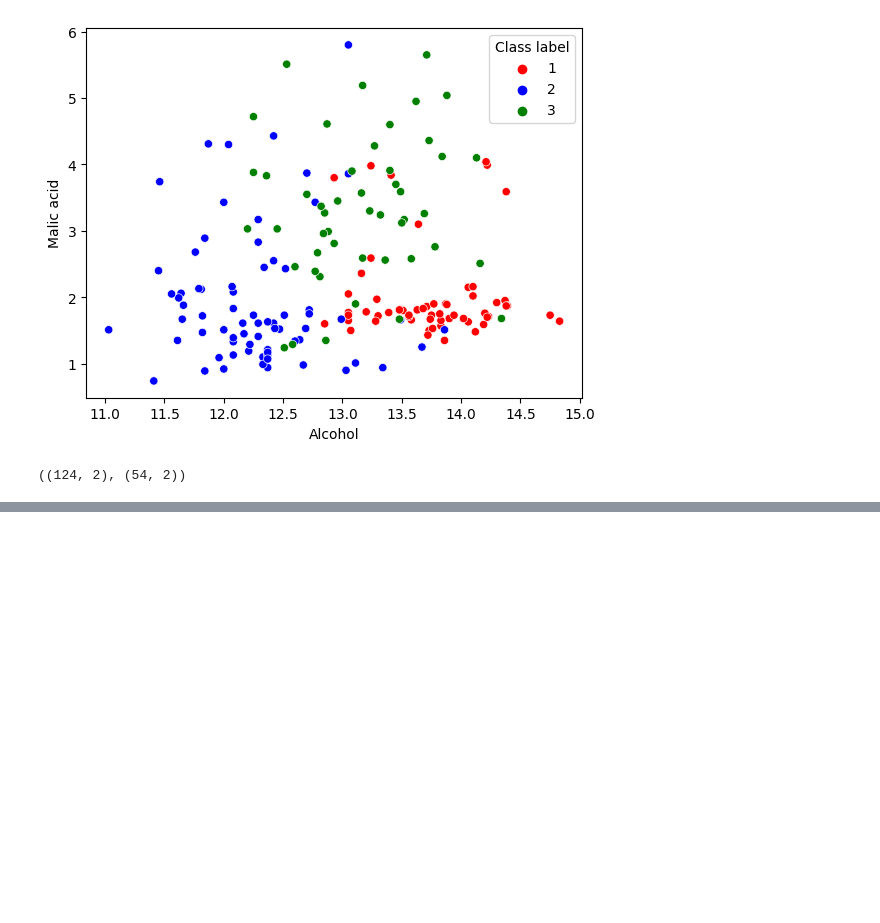
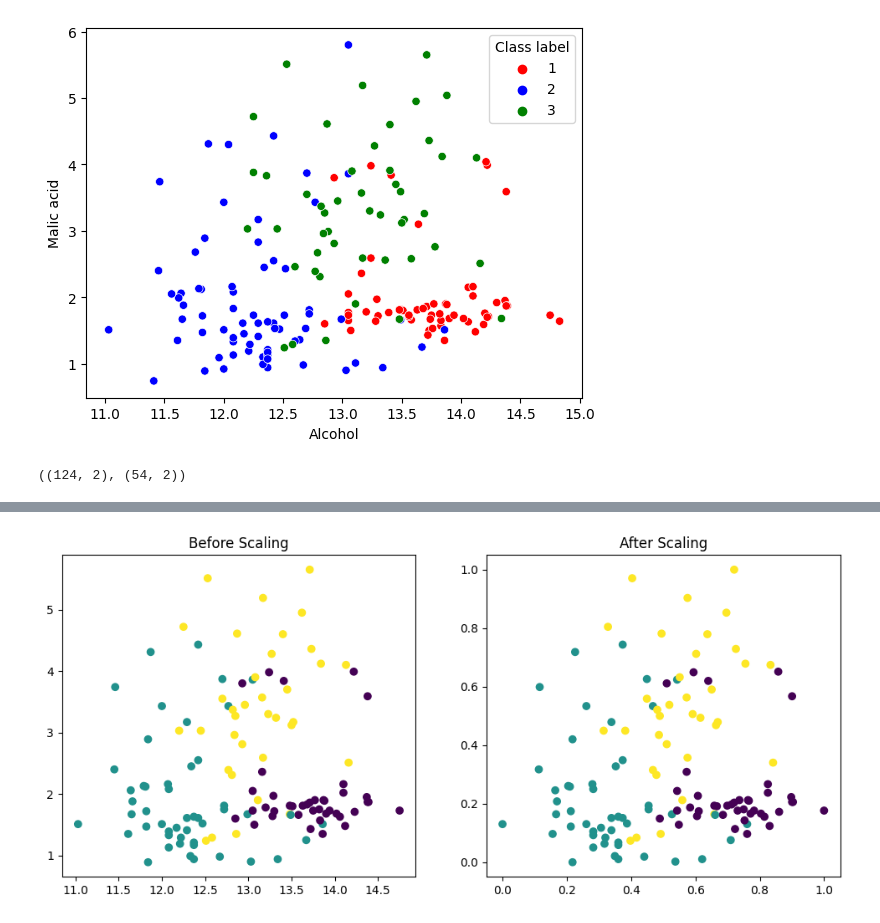
Before and after one commit to najnin26/Machine-Learning, a Jupyter notebook: Basic/normalization.ipynb, the cells around one changed output, grey strips where cells are left out. Saved outputs shown, nothing was run; the diff lists cells and outputs as text; code cells hidden in the pictures; blank space fills up the shorter version.

```diff
--- a/Basic/normalization.ipynb
+++ b/Basic/normalization.ipynb
@@ -58,6 +58,6 @@ scaler.fit(X_train)
 X_train_scaled=scaler.transform(X_train)
 X_test_scaled=scaler.transform(X_test)
 # %%
-# X_train_scaled = pd.DataFrame(X_train_scaled, columns=X_train.columns)
-# X_test_scaled = pd.DataFrame(X_test_scaled, columns=X_test.columns)
+X_train_scaled = pd.DataFrame(X_train_scaled, columns=X_train.columns)
+X_test_scaled = pd.DataFrame(X_test_scaled, columns=X_test.columns)
 # %%
@@ -67,9 +87,11 @@ X_test_scaled=scaler.transform(X_test)
 # %%
-# fig, (ax1, ax2) = plt.subplots(ncols=2, figsize=(12, 5))
+fig, (ax1, ax2) = plt.subplots(ncols=2, figsize=(12, 5))
 
-# ax1.scatter(X_train['Alcohol'], X_train['Malic acid'],c=y_train)
-# ax1.set_title("Before Scaling")
-# ax2.scatter(X_train_scaled['Alcohol'], X_train_scaled['Malic acid'],c=y_train)
-# ax2.set_title("After Scaling")
-# plt.show()
+ax1.scatter(X_train['Alcohol'], X_train['Malic acid'],c=y_train)
+ax1.set_title("Before Scaling")
+ax2.scatter(X_train_scaled['Alcohol'], X_train_scaled['Malic acid'],c=y_train)
+ax2.set_title("After Scaling")
+plt.show()
+# %% [output]
+[figure, added]
 # %%
```
Also changed, not shown: parts of 5 cells of this notebook.
